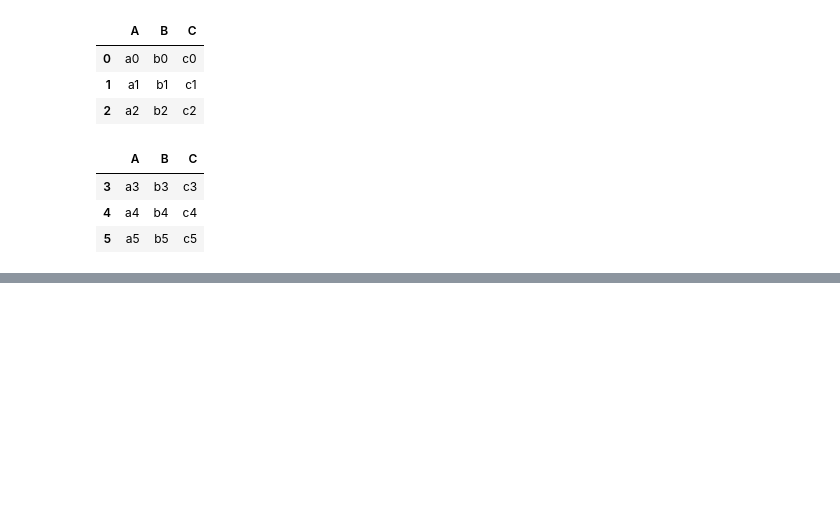
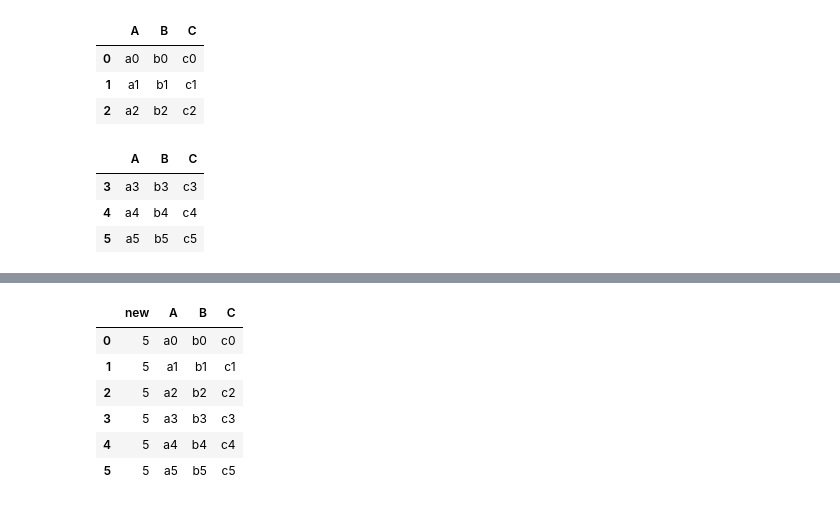
Before and after one commit to Ironhack-Data-Madrid-Octubre-2021/lab-pandas, a Jupyter notebook: your-code/pandas_2_concat-merge-join.ipynb, the cells around one changed output, grey strips where cells are left out. Saved outputs shown, nothing was run; the diff lists cells and outputs as text; code cells hidden in the pictures; blank space fills up the shorter version.

```diff
--- a/your-code/pandas_2_concat-merge-join.ipynb
+++ b/your-code/pandas_2_concat-merge-join.ipynb
@@ -67,4 +67,4 @@ print(df1, '\n---\n', df2, '\n---\n', df3, '\n---\n',df4)
 # %% [markdown]
 Let's try concatenating `df1` and `df2`, as well as `df3` and `df4`.
 # %%
-pd.concat([df1,df2])
+union1=pd.concat([df1,df2])
@@ -221,0 +234,12 @@ KeyError: 'new'
+# %%
+new_df1= pd.DataFrame ({'new':[5,5,5,5,5,5]}) #no hace falta añadir columns = 'nombre de columna'
+left_total=pd.concat([new_df1, union1], axis=1,)
+left_total
+# %% [output]
+|  | new | A | B | C |
+| 0 | 5 | a0 | b0 | c0 |
+| 1 | 5 | a1 | b1 | c1 |
+| 2 | 5 | a2 | b2 | c2 |
+| 3 | 5 | a3 | b3 | c3 |
+| 4 | 5 | a4 | b4 | c4 |
+| 5 | 5 | a5 | b5 | c5 |
```
Also changed, not shown: parts of 10 cells of this notebook.
